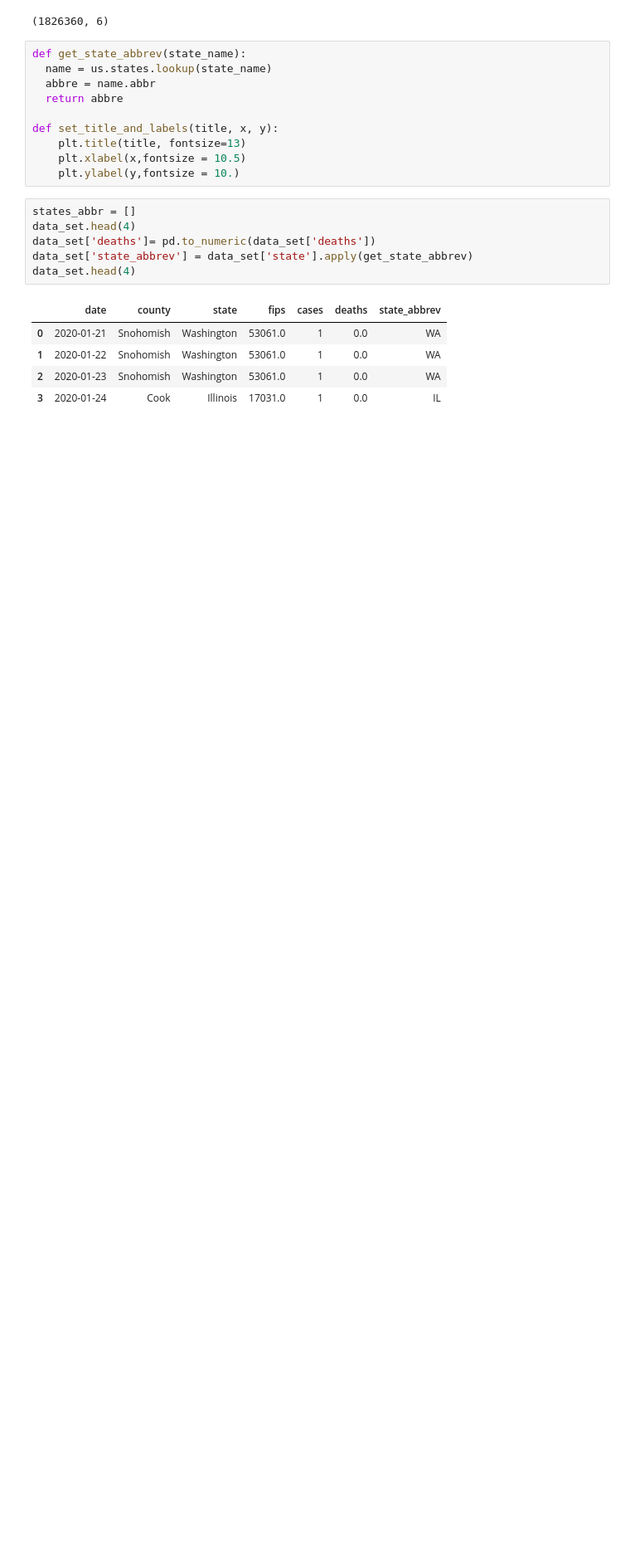
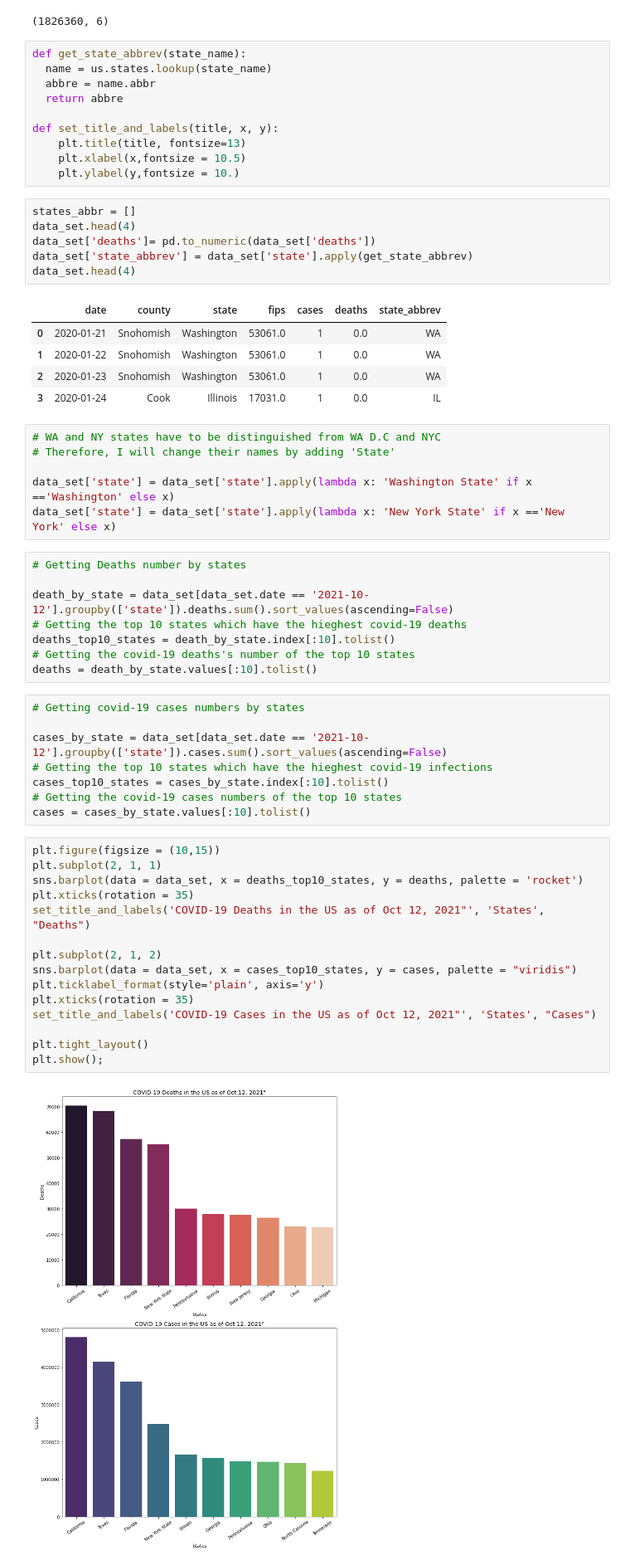
Before and after one commit to mozaini/US_Covid-19, a Jupyter notebook: Analyze and forecast Covid-19 data.ipynb, the cells around one changed output. Shown: that part at 83% size. Cells and saved outputs as stored; diff of their text form; blank space fills up the shorter version.

Commit message:
plot COVID-19 Cases and deaths in the US

```diff
--- a/Analyze and forecast Covid-19 data.ipynb
+++ b/Analyze and forecast Covid-19 data.ipynb
@@ -37,3 +37,42 @@ data_set.head(4)
 | 1 | 2020-01-22 | Snohomish | Washington | 53061.0 | 1 | 0.0 | WA |
 | 2 | 2020-01-23 | Snohomish | Washington | 53061.0 | 1 | 0.0 | WA |
 | 3 | 2020-01-24 | Cook | Illinois | 17031.0 | 1 | 0.0 | IL |
+# %%
+# WA and NY states have to be distinguished from WA D.C and NYC
+# Therefore, I will change their names by adding 'State'
+
+data_set['state'] = data_set['state'].apply(lambda x: 'Washington State' if x =='Washington' else x)
+data_set['state'] = data_set['state'].apply(lambda x: 'New York State' if x =='New York' else x)
+# %%
+# Getting Deaths number by states
+
+death_by_state = data_set[data_set.date == '2021-10-12'].groupby(['state']).deaths.sum().sort_values(ascending=False)
+# Getting the top 10 states which have the hieghest covid-19 deaths
+deaths_top10_states = death_by_state.index[:10].tolist()
+# Getting the covid-19 deaths's number of the top 10 states
+deaths = death_by_state.values[:10].tolist()
+# %%
+# Getting covid-19 cases numbers by states
+
+cases_by_state = data_set[data_set.date == '2021-10-12'].groupby(['state']).cases.sum().sort_values(ascending=False)
+# Getting the top 10 states which have the hieghest covid-19 infections
+cases_top10_states = cases_by_state.index[:10].tolist()
+# Getting the covid-19 cases numbers of the top 10 states
+cases = cases_by_state.values[:10].tolist()
+# %%
+plt.figure(figsize = (10,15))
+plt.subplot(2, 1, 1)
+sns.barplot(data = data_set, x = deaths_top10_states, y = deaths, palette = 'rocket')
+plt.xticks(rotation = 35)
+set_title_and_labels('COVID-19 Deaths in the US as of Oct 12, 2021"', 'States', "Deaths")
+
+plt.subplot(2, 1, 2)
+sns.barplot(data = data_set, x = cases_top10_states, y = cases, palette = "viridis")
+plt.ticklabel_format(style='plain', axis='y')
+plt.xticks(rotation = 35)
+set_title_and_labels('COVID-19 Cases in the US as of Oct 12, 2021"', 'States', "Cases")
+
+plt.tight_layout()
+plt.show();
+# %% [output]
+[figure, added]
```
